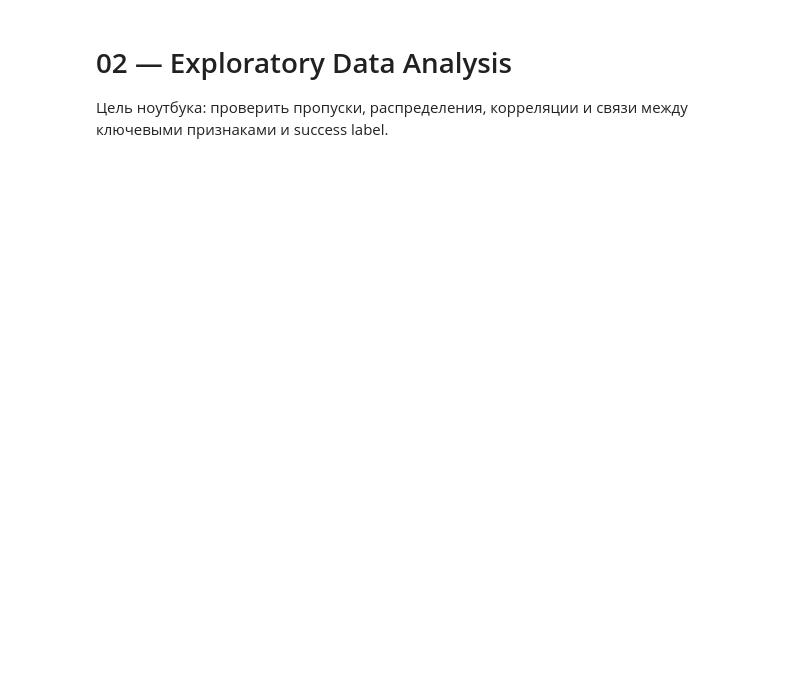
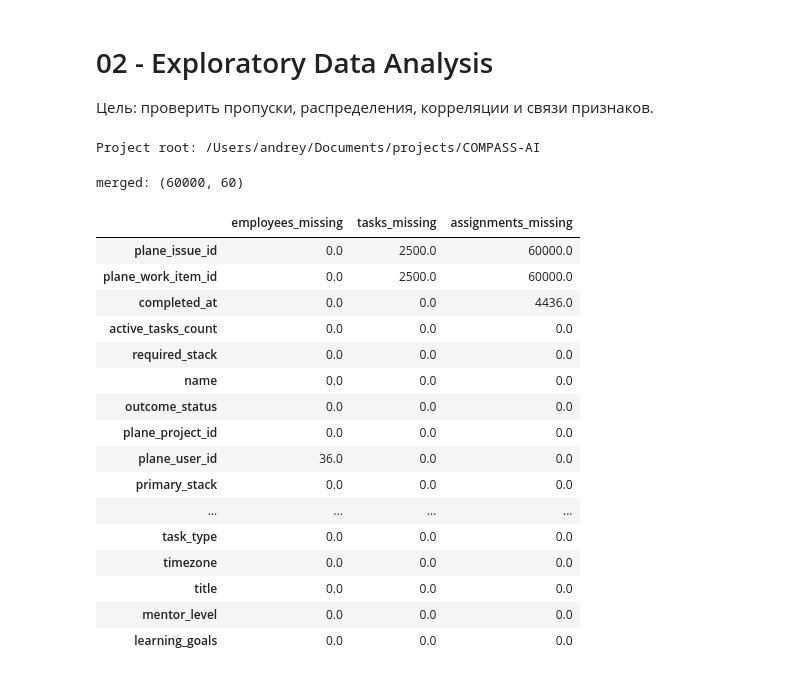
Before and after one commit to TheAndreyZakharov/COMPASS-AI, a Jupyter notebook: notebooks/02_data_analysis.ipynb, the cells around one changed output. Saved outputs shown, nothing was run; the diff lists cells and outputs as text; code cells hidden in the pictures; blank space fills up the shorter version.

Commit message:
Automate notebook reports

```diff
--- a/notebooks/02_data_analysis.ipynb
+++ b/notebooks/02_data_analysis.ipynb
@@ -1,16 +1,14 @@
 # %% [markdown]
-# 02 — Exploratory Data Analysis
+# 02 - Exploratory Data Analysis
 
-Цель ноутбука: проверить пропуски, распределения, корреляции и связи между ключевыми признаками и success label.
+Цель: проверить пропуски, распределения, корреляции и связи признаков.
 # %%
 from __future__ import annotations
 
-import json
 import sys
 from pathlib import Path
 
 import pandas as pd
-import plotly.express as px
 
 ROOT = Path.cwd()
 if not (ROOT / "data").exists():
@@ -28,26 +26,59 @@ pd.set_option("display.max_columns", 80)
 pd.set_option("display.width", 160)
 
 print("Project root:", ROOT)
-print("Synthetic data:", DATA_SYNTHETIC)
+# %% [output]
+Project root: /Users/andrey/Documents/projects/COMPASS-AI
 # %%
 employees = pd.read_csv(DATA_SYNTHETIC / "employees.csv")
 tasks = pd.read_csv(DATA_SYNTHETIC / "tasks.csv")
 assignments = pd.read_csv(DATA_SYNTHETIC / "assignments.csv")
 
-merged = assignments.merge(tasks, on="task_id", suffixes=("_assignment", "_task"))
-merged = merged.merge(employees, on="employee_id", suffixes=("", "_employee"))
+merged = assignments.merge(
+    tasks,
+    on="task_id",
+    suffixes=("_assignment", "_task"),
+)
+merged = merged.merge(
+    employees,
+    on="employee_id",
+    suffixes=("", "_employee"),
+)
 
 print("merged:", merged.shape)
+# %% [output]
+merged: (60000, 60)
 # %%
 missing_report = pd.DataFrame(
     {
         "employees_missing": employees.isna().sum(),
         "tasks_missing": tasks.isna().sum(),
         "assignments_missing": assignments.isna().sum(),
     }
 ).fillna(0)
 
-display(missing_report.sort_values("assignments_missing", ascending=False).head(30))
+display(
+    missing_report
+    .sort_values("assignments_missing", ascending=False)
+    .head(30)
+)
+# %% [output]
+|  | employees_missing | tasks_missing | assignments_missing |
+| plane_issue_id | 0.0 | 2500.0 | 60000.0 |
+| plane_work_item_id | 0.0 | 2500.0 | 60000.0 |
+| completed_at | 0.0 | 0.0 | 4436.0 |
+| active_tasks_count | 0.0 | 0.0 | 0.0 |
+| required_stack | 0.0 | 0.0 | 0.0 |
+| name | 0.0 | 0.0 | 0.0 |
+| outcome_status | 0.0 | 0.0 | 0.0 |
+| plane_project_id | 0.0 | 0.0 | 0.0 |
+| plane_user_id | 36.0 | 0.0 | 0.0 |
+| primary_stack | 0.0 | 0.0 | 0.0 |
+| ... | ... | ... | ... |
+| task_type | 0.0 | 0.0 | 0.0 |
+| timezone | 0.0 | 0.0 | 0.0 |
+| title | 0.0 | 0.0 | 0.0 |
+| mentor_level | 0.0 | 0.0 | 0.0 |
+| learning_goals | 0.0 | 0.0 | 0.0 |
 # %%
 numeric_cols = [
     "skill_match_score",
```
Also changed, not shown: parts of 5 cells of this notebook, 25 other files.
